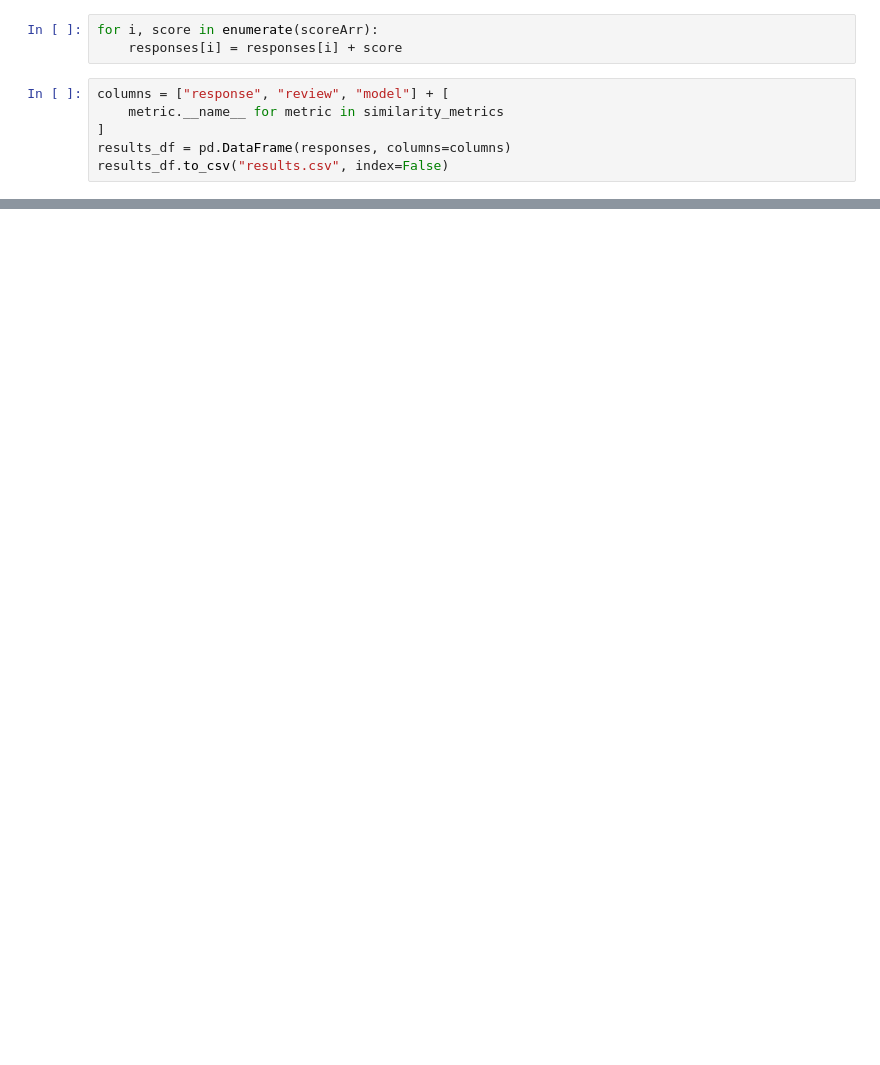
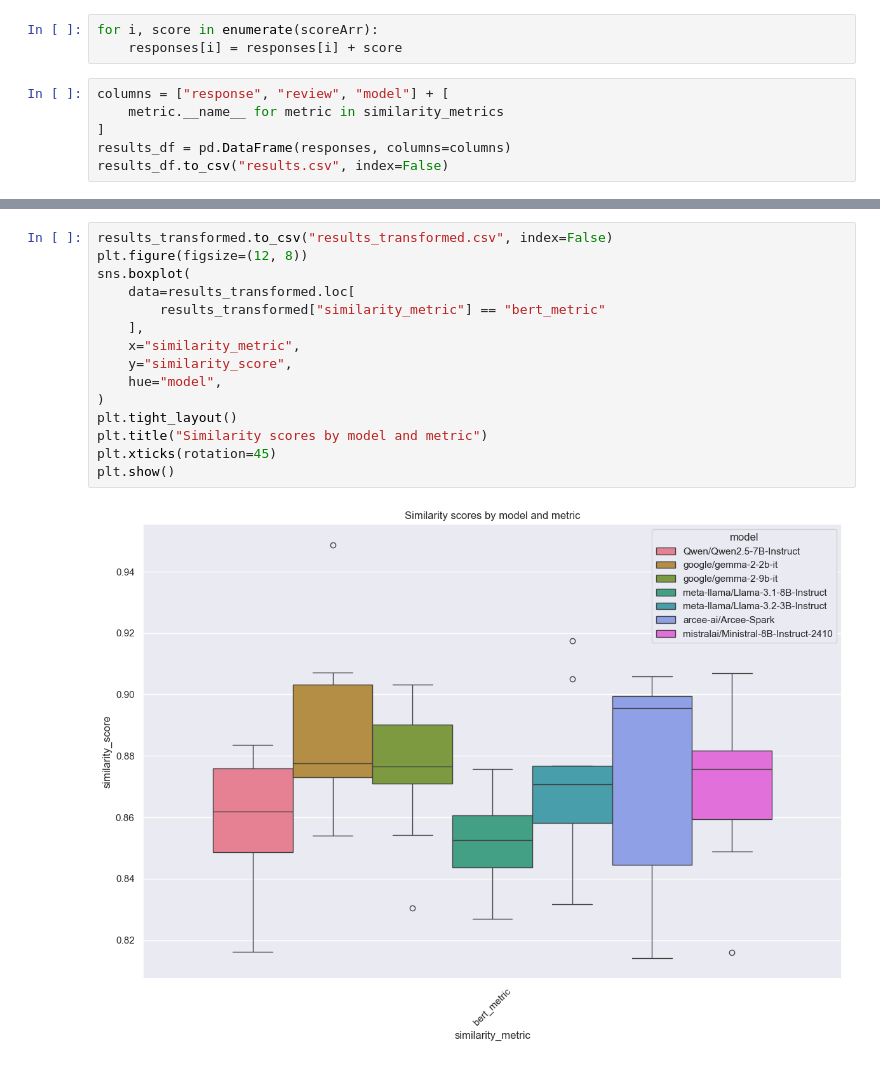
Before and after one commit to PrusWielki/nlp-labs, a Jupyter notebook: labs4/solution.ipynb, the cells around one changed output, grey strips where cells are left out. Saved outputs shown, nothing was run; the diff lists cells and outputs as text; blank space fills up the shorter version.

Commit message:
results

```diff
--- a/labs4/solution.ipynb
+++ b/labs4/solution.ipynb
@@ -328,0 +297,17 @@ plt.show()
+# %%
+results_transformed.to_csv("results_transformed.csv", index=False)
+plt.figure(figsize=(12, 8))
+sns.boxplot(
+    data=results_transformed.loc[
+        results_transformed["similarity_metric"] == "bert_metric"
+    ],
+    x="similarity_metric",
+    y="similarity_score",
+    hue="model",
+)
+plt.tight_layout()
+plt.title("Similarity scores by model and metric")
+plt.xticks(rotation=45)
+plt.show()
+# %% [output]
+[figure, added]
```
Also changed, not shown: parts of 8 cells of this notebook, 2 other files.
